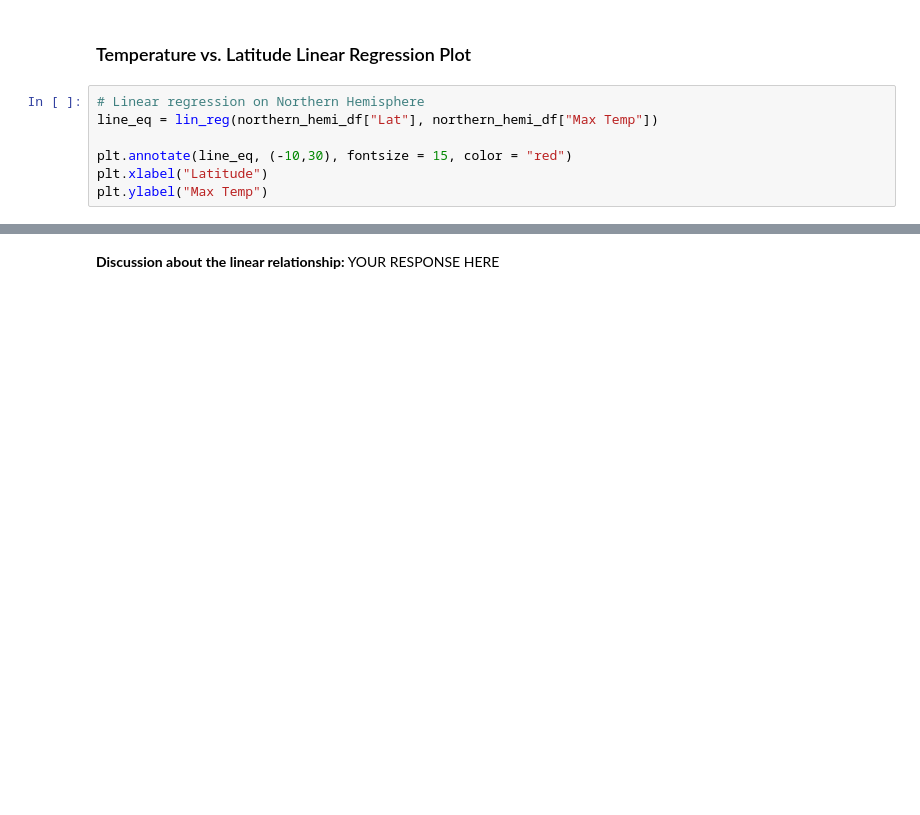
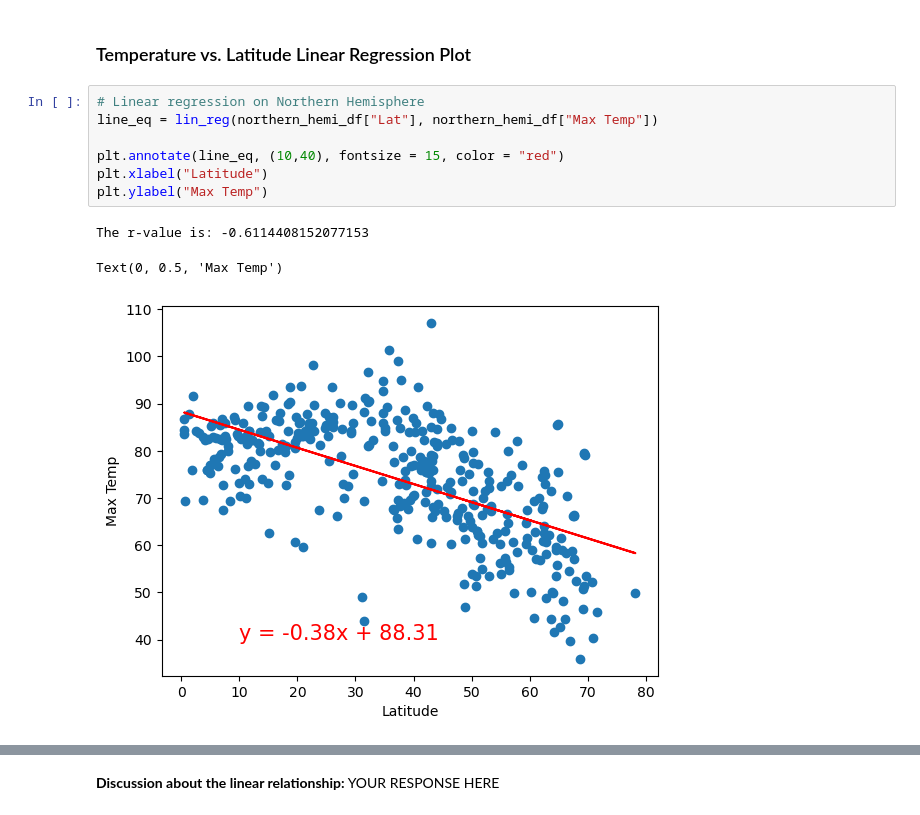
Before and after one commit to asosatrejo/python-api-challenge, a Jupyter notebook: WeatherPy.ipynb, the cells around one changed output, grey strips where cells are left out. Cells and saved outputs as stored; diff of their text form; blank space fills up the shorter version.

```diff
--- a/WeatherPy.ipynb
+++ b/WeatherPy.ipynb
@@ -269,10 +319,14 @@ southern_hemi_df.head()
 # %%
 # Linear regression on Northern Hemisphere
 line_eq = lin_reg(northern_hemi_df["Lat"], northern_hemi_df["Max Temp"])
 
-plt.annotate(line_eq, (-10,30), fontsize = 15, color = "red")
+plt.annotate(line_eq, (10,40), fontsize = 15, color = "red")
 plt.xlabel("Latitude")
 plt.ylabel("Max Temp")
+# %% [output]
+The r-value is: -0.6114408152077153
+Text(0, 0.5, 'Max Temp')
+[figure, added]
 # %%
 # Linear regression on Southern Hemisphere
 line_eq = lin_reg(southern_hemi_df["Lat"], southern_hemi_df["Max Temp"])
```
Also changed, not shown: parts of 34 cells of this notebook, 5 other files.
